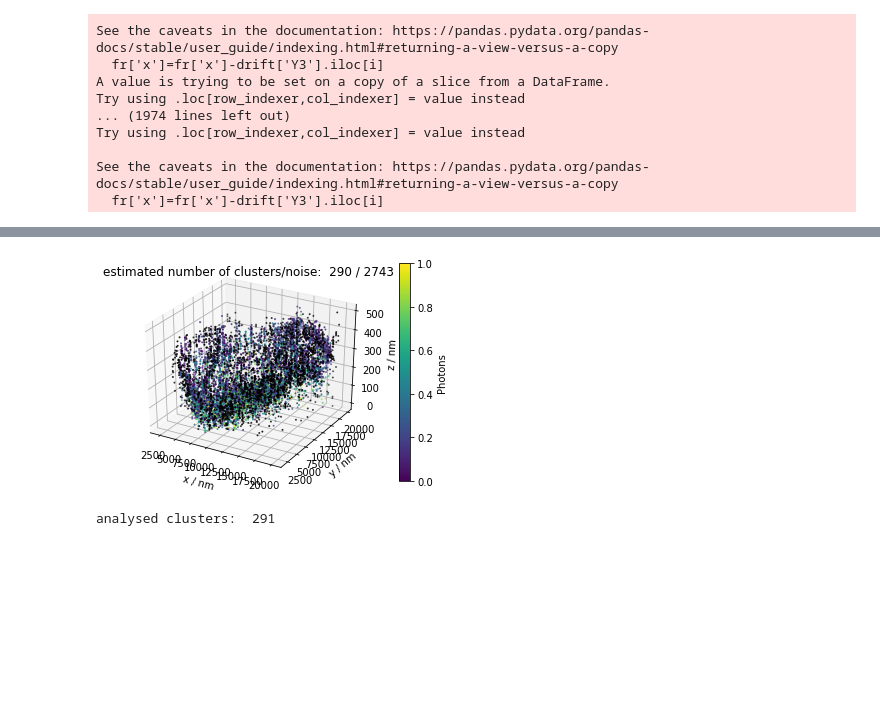
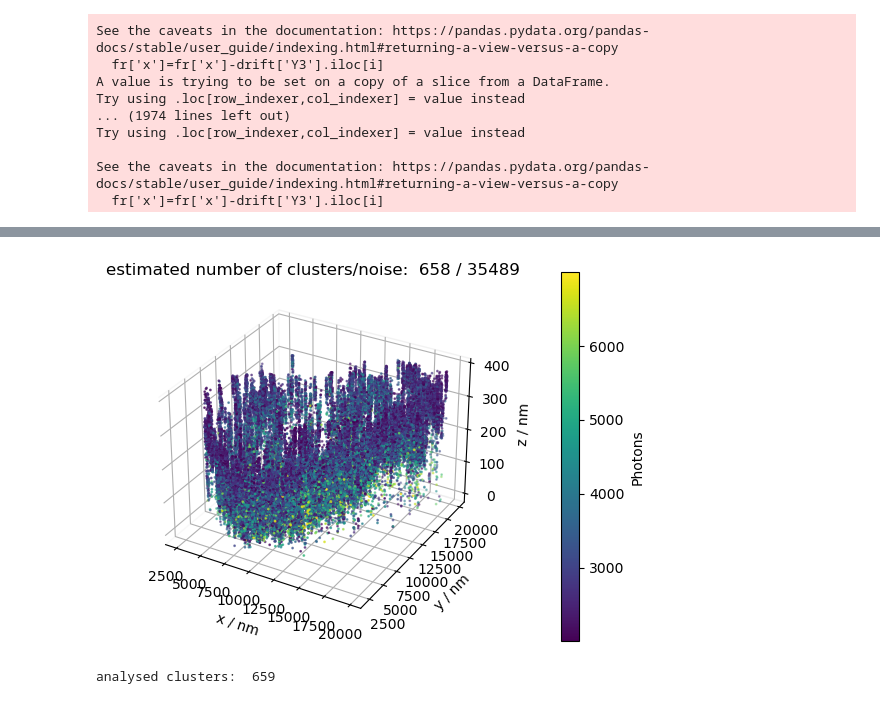
Before and after one commit to imrahilias/biophysics, a Jupyter notebook: npc_clustering.ipynb, the cells around one changed output, grey strips where cells are left out. Cells and saved outputs as stored; diff of their text form; code cells hidden in the pictures; blank space fills up the shorter version.

```diff
--- a/npc_clustering.ipynb
+++ b/npc_clustering.ipynb
@@ -10,6 +10,10 @@ from sklearn.cluster import DBSCAN
 from sklearn import metrics
 from sklearn.datasets import make_blobs
 from sklearn.preprocessing import StandardScaler
+
+## settings
+#plt.style.use('dark_background')
+plt.style.use('default')
 # %%
 #@markdown ##import colab
 from google.colab import drive
@@ -157,11 +181,14 @@ cbar = plt.colorbar( ff, label = 'photons' )
 # %%
 #@markdown ## track all in x,y
-#@markdown > set `sr` to wanted search range (default 50).\
-#@markdown > set `mem` to wanted memory (default 10).
+#@markdown > set `sr` to wanted search range (default: 50).\
+#@markdown > set `mem` to wanted memory (default: 10).
 sr = 50 #@param {type:"slider", min:0, max:100, step:1}
 mem = 10 #@param {type:"slider", min:0, max:100, step:1}
 
-linkedxy = trackpy.link_df( fdata, pos_columns = ["x","y","z"], search_range = sr,  memory = mem )
+linkedxy = trackpy.link_df( fdata,
+                           pos_columns = ["x","y","z"],
+                           search_range = sr,
+                           memory = mem )
 
 particles = linkedxy.groupby( "particle" ).aggregate( np.mean )
 std_pos = linkedxy.groupby( "particle" ).aggregate( 'std' )
@@ -181,7 +216,7 @@ tracking = True #@param {type:"boolean"}
 if tracking:
   localisations = particles
 else:
-  localisations = fdata.iloc[0:10000,0:4]
+  localisations = fdata.iloc[0:100000000,0:4]
 
 fig = plt.figure()
 ax = fig.add_subplot( projection = '3d' )
@@ -189,7 +224,10 @@ ff = ax.scatter( localisations['x'], localisations['y'], localisations['z'], s=1
 ax.set_xlabel('x / nm')
 ax.set_ylabel('y / nm')
 ax.set_zlabel('z / nm')
-plt.title('filtered localizations')
-cbar = plt.colorbar( ff, label = 'photons' )
-plt.show()
+plt.title( 'tracked localizations: ' + str( len( localisations ) ) )
+cbar = plt.colorbar( ff, label = 'photons', pad=0.15 )
+ax.w_xaxis.pane.fill = False
+ax.w_yaxis.pane.fill = False
+ax.w_zaxis.pane.fill = False
+plt.savefig( wd + "5_tracking.png", dpi=300, facecolor='w', edgecolor='w', bbox_inches='tight', pad_inches=0.1, orientation='portrait' ) # colorbar: pad=0.15
 # %% [output]
@@ -197,49 +235,57 @@ plt.show()
 # %%
 #@markdown ## compute dbscan
-#@markdown > set `dim = 2` for clustering in x and y (default).\
+#@markdown > set `dim = 2` for clustering in x and y (default:).\
 #@markdown > set `dim = 3` for experimental clustering in 3d; be aware that x,z and y precision probably vary!\
-#@markdown > set `eps` (default 200).\
-#@markdown > set `min_samples` (default 10).\
+#@markdown > set `eps` (default: 200).\
+#@markdown > set `min_samples` (default: 10).
 dim = "2" #@param [2, 3]
-eps = 200 #@param {type:"slider", min:0, max:500, step:10}
-min_samples = 10 #@param {type:"slider", min:1, max:100, step:1}
+eps = 100 #@param {type:"slider", min:0, max:500, step:10}
+min_samples = 50 #@param {type:"slider", min:1, max:100, step:1}
 
 alocalisations = localisations.to_numpy()
 alocalisations[ :, 0:2 ]
 
-db = DBSCAN( eps, min_samples ).fit( alocalisations[ :, 0:int( dim ) ] ) # cluster 2d
+db = DBSCAN( eps, min_samples ).fit( alocalisations[ :, 0:int( dim ) ] )
 core_samples_mask = np.zeros_like( db.labels_, dtype=bool )
 core_samples_mask[ db.core_sample_indices_ ] = True
 labels = db.labels_
 localisations[ "cluster" ] = labels
 
 # count clusters (ignore noise if present)
 n_clusters_ = len( set( labels ) ) - ( 1 if -1 in labels else 0 )
 n_noise_ = list( labels ).count( -1 )
 
 #print('Estimated number of clusters: %d' % n_clusters_)
 #print('Estimated number of noise points: %d' % n_noise_)
 
 nlocalisations = localisations.loc[ localisations['cluster'] == -1 ]
 clocalisations = localisations.loc[ localisations['cluster'] != -1 ]
 
 fig = plt.figure()
 ax = fig.add_subplot( projection = '3d' )
 ff = ax.scatter( clocalisations['x'], clocalisations['y'], clocalisations['z'], s=1 ,c=clocalisations['n'] )
-ff = ax.scatter( nlocalisations['x'], nlocalisations['y'], nlocalisations['z'], s=1 ,c="black" )
+#ff = ax.scatter( nlocalisations['x'], nlocalisations['y'], nlocalisations['z'], s=1 ,c="black" )
 ax.set_xlabel('x / nm')
 ax.set_ylabel('y / nm')
 ax.set_zlabel('z / nm')
 plt.title('{0} {1} {2} {3}'.format( 'estimated number of clusters/noise: ', n_clusters_, '/', n_noise_ ) )
-cbar = plt.colorbar( ff, label = 'Photons' )
-plt.show()
+cbar = plt.colorbar( ff, label = 'Photons', pad=0.15 )
+ax.w_xaxis.pane.fill = False
+ax.w_yaxis.pane.fill = False
+ax.w_zaxis.pane.fill = False
+plt.savefig( wd + "6_clustering.png", dpi=300, facecolor='w', edgecolor='w', bbox_inches='tight', pad_inches=0.1, orientation='portrait' ) # colorbar: pad=0.15
 # %% [output]
-[figure, old version]
+[figure, new version]
 # %%
 #@markdown ## analyse clusters
+#@markdown > set `npc_radius` to NPC radius /nm (default: 50).\
+#@markdown > set `npc_radius` to NPC haight /nm (default: 150).
+npc_radius = 50 #@param {type:"slider", min:0, max:500, step:1}
+npc_height = 25 #@param {type:"slider", min:0, max:500, step:1}
 
 clabels = set(labels)
-cnames = [ "counts", "xmean", "ymean", "zmean", "nmean", "xvar", "yvar", "zvar", "nvar", "label" ]
+cnames = [ "counts", "xmean", "ymean", "zmean", "nmean", "xvar", "yvar", "zvar",
+          "nvar", "label", "ringness", "twofold" ]
 clusters = pd.DataFrame( index = clabels, columns = cnames, dtype="float64" )
 clusters[ "label" ] = clabels
 
@@ -250,7 +296,18 @@ for k in clabels:
     clusters.loc[ k, label+"mean"  ] = np.mean( tmp.loc[ :, label ] )
     clusters.loc[ k, label+"var"  ] = np.var( tmp.loc[ :, label ] )
 
+  ## xy: radius (distance to centroid)
+  rad = np.sqrt( ( tmp.loc[ :, "x" ] - clusters.loc[ k, "xmean" ] )**2 +
+                ( tmp.loc[ :, "y" ] - clusters.loc[ k, "ymean" ] )**2 )
+  ## xy: radius rms deviation from NPC radius
+  clusters.loc[ k, "ringness"  ] = np.sqrt( sum( ( rad - npc_radius )**2 ) )
+
+  ## z: radius (distance to centroid)
+  rad = abs( tmp.loc[ :, "z" ] - clusters.loc[ k, "zmean" ] )
+  ## z: radius rms deviation from NPC radius
+  clusters.loc[ k, "twofold"  ] = np.sqrt( sum( ( rad - npc_height )**2 ) )
+
 print( * [ 'analysed clusters: ', len( clusters ) ] )
 # %% [output]
-analysed clusters:  291
+analysed clusters:  659
 # %%
```
Also changed, not shown: parts of 16 cells of this notebook, 13 other files.
